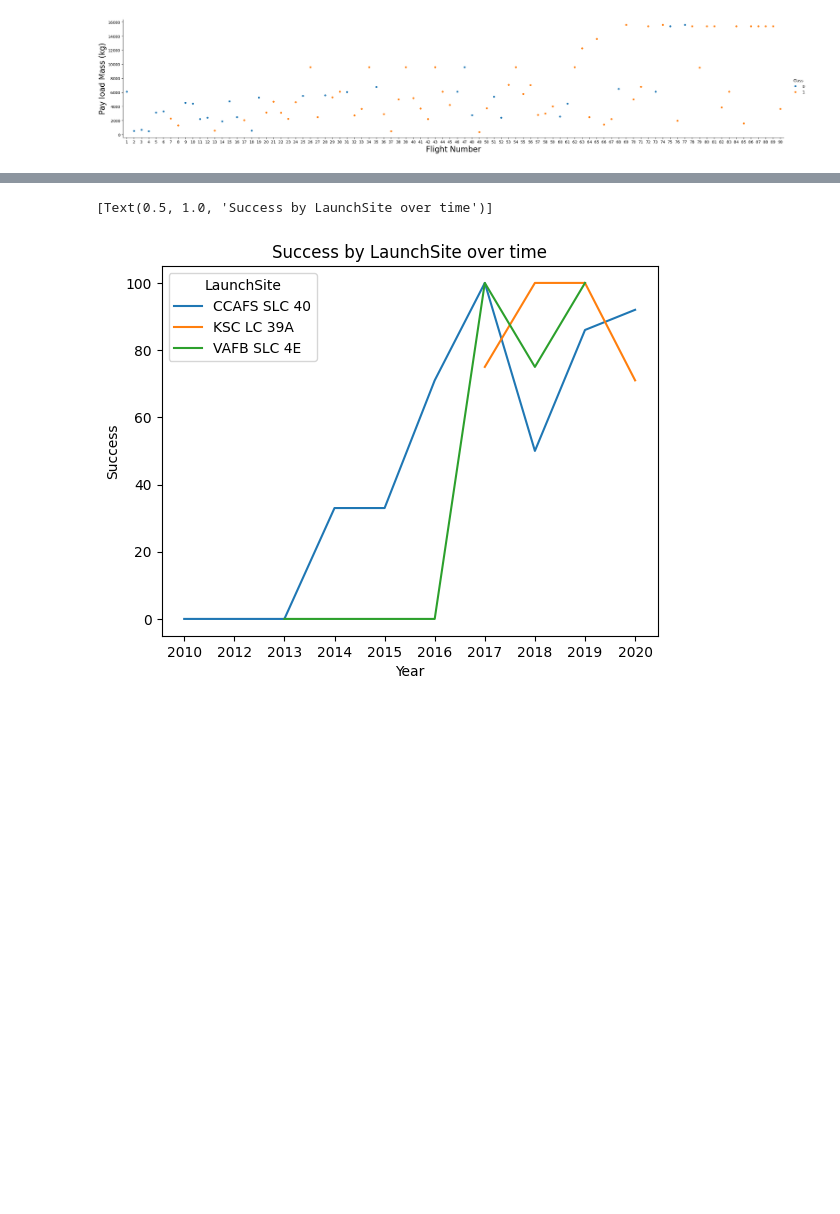
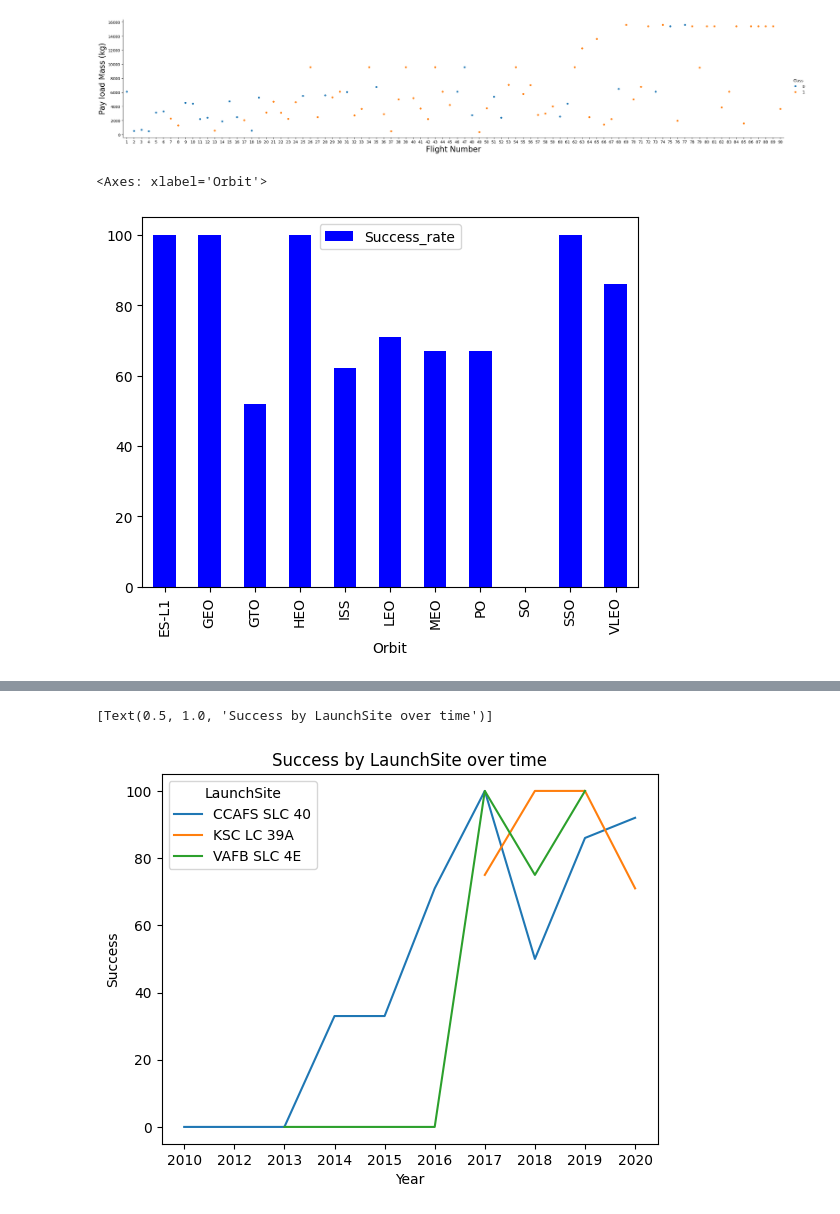
Before and after one commit to johnflem/IBM-Final-Model, a Jupyter notebook: Final.ipynb, the cells around one changed output, grey strips where cells are left out. Cells and saved outputs as stored; diff of their text form; code cells hidden in the pictures; blank space fills up the shorter version.

```diff
--- a/Final.ipynb
+++ b/Final.ipynb
@@ -132,3 +132,10 @@ plt.ylabel("Pay load Mass (kg)",fontsize=20)
 plt.show()
 # %% [output]
 [figure]
+# %%
+sql='select Orbit, round(sum(cast(Class as float))/count(Class)*100.0) as Success_rate from SPACEXTBL group by Orbit'
+dforbit=pd.read_sql(sql,con)
+dforbit.plot(x='Orbit',y='Success_rate',kind='bar',color='blue')
+# %% [output]
+<Axes: xlabel='Orbit'>
+[figure, added]
```
Also changed, not shown: parts of 13 cells of this notebook.
